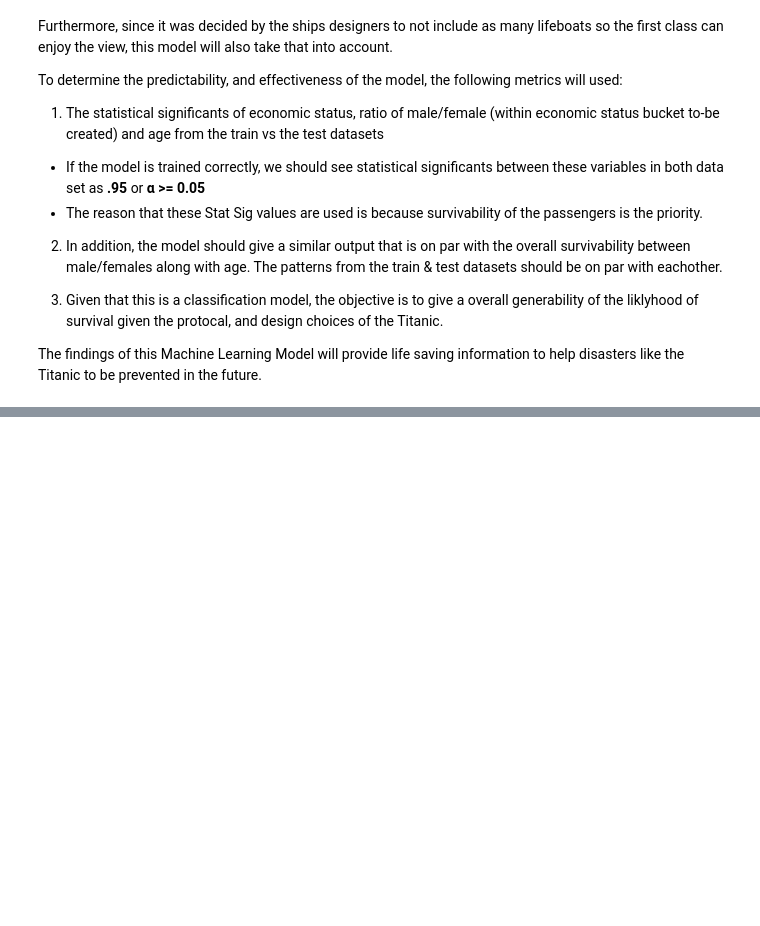
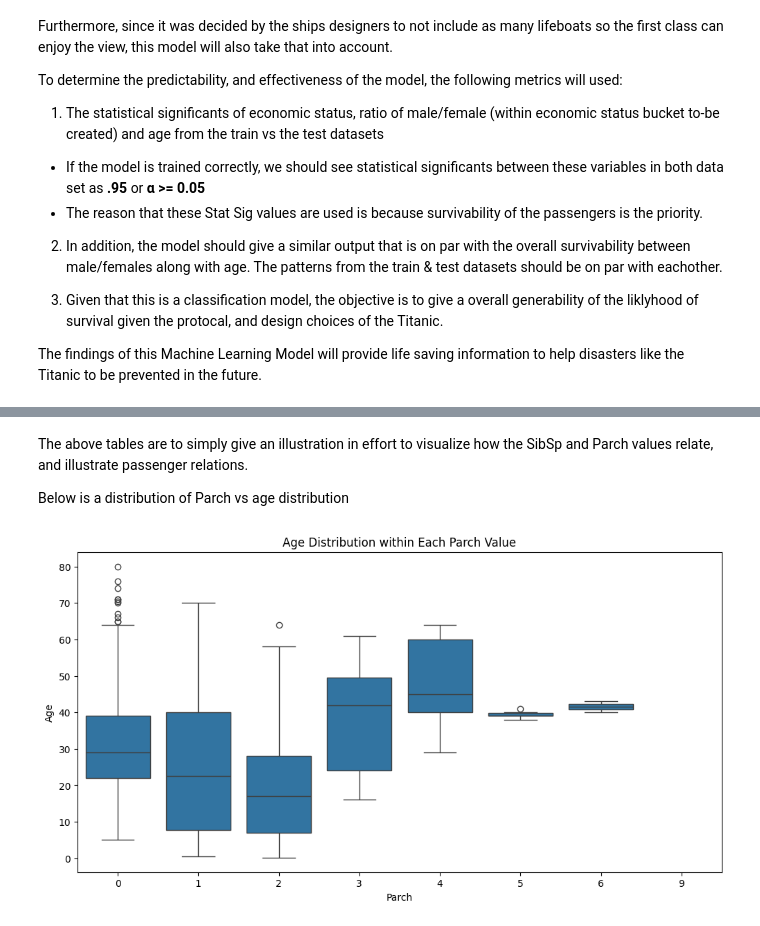
Before and after one commit to theryeguy92/Foundations-of-Machine-Learning, a Jupyter notebook: Foundations_of_Machine_Learning_Titanic_Data_Set.ipynb, the cells around one changed output, grey strips where cells are left out. Saved outputs shown, nothing was run; the diff lists cells and outputs as text; code cells hidden in the pictures; blank space fills up the shorter version.

```diff
--- a/Foundations_of_Machine_Learning_Titanic_Data_Set.ipynb
+++ b/Foundations_of_Machine_Learning_Titanic_Data_Set.ipynb
@@ -103,0 +130,16 @@ The findings of this Machine Learning Model will provide life saving information
+# %%
+#Import visualization, and table libraries
+import pandas as pd
+import numpy as np
+import seaborn as sns
+import matplotlib.pyplot as plt
+
+#Import titanic data to be analyzed
+titanic_passenger_data_train = pd.read_csv("/content/drive/MyDrive/titanic_data/train.csv")
+titanic_passenger_data_test = pd.read_csv("/content/drive/MyDrive/titanic_data/test_edit.csv")
+
+#Union test & training data (In Kaggle, the test and train are split by default)
+
+titanic_passenger_data = pd.concat([titanic_passenger_data_train,titanic_passenger_data_test])
+
+titanic_passenger_data.reset_index(drop=True,inplace=True)
@@ -103,0 +374,16 @@ The findings of this Machine Learning Model will provide life saving information
+# %% [markdown]
+The above tables are to simply give an illustration in effort to visualize how the SibSp and Parch values relate, and illustrate passenger relations.
+
+Below is a distribution of Parch vs age distribution
+# %%
+parch_age = titanic_passenger_data[['Parch','Age']]
+
+
+plt.figure(figsize=(12, 6))
+sns.boxplot(x='Parch', y='Age', data=parch_age)
+plt.title('Age Distribution within Each Parch Value')
+plt.xlabel('Parch')
+plt.ylabel('Age')
+plt.show()
+# %% [output]
+[figure, added]
```
Also changed, not shown: parts of 69 cells of this notebook.
